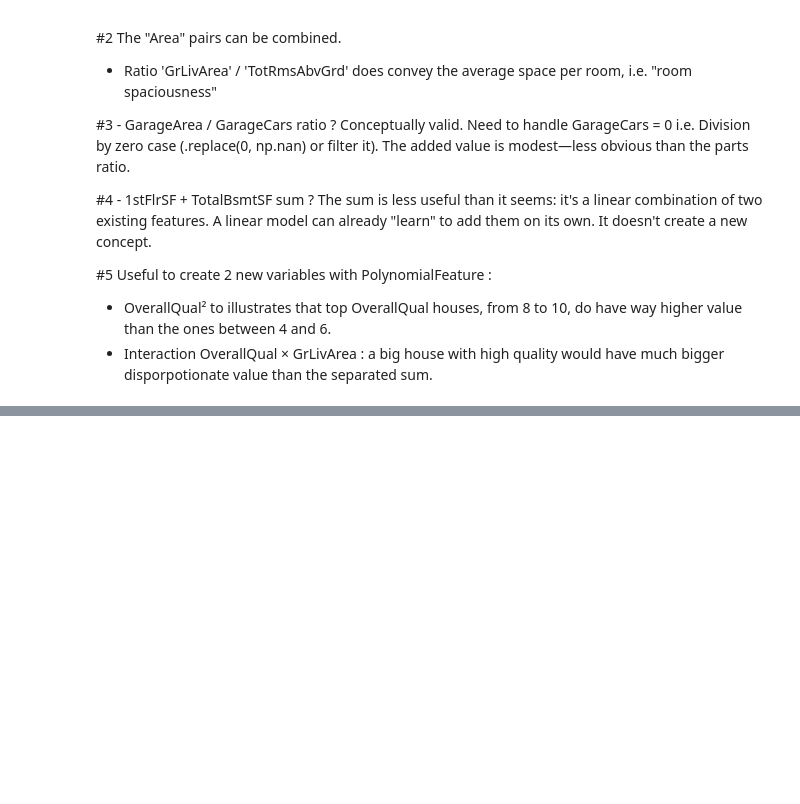
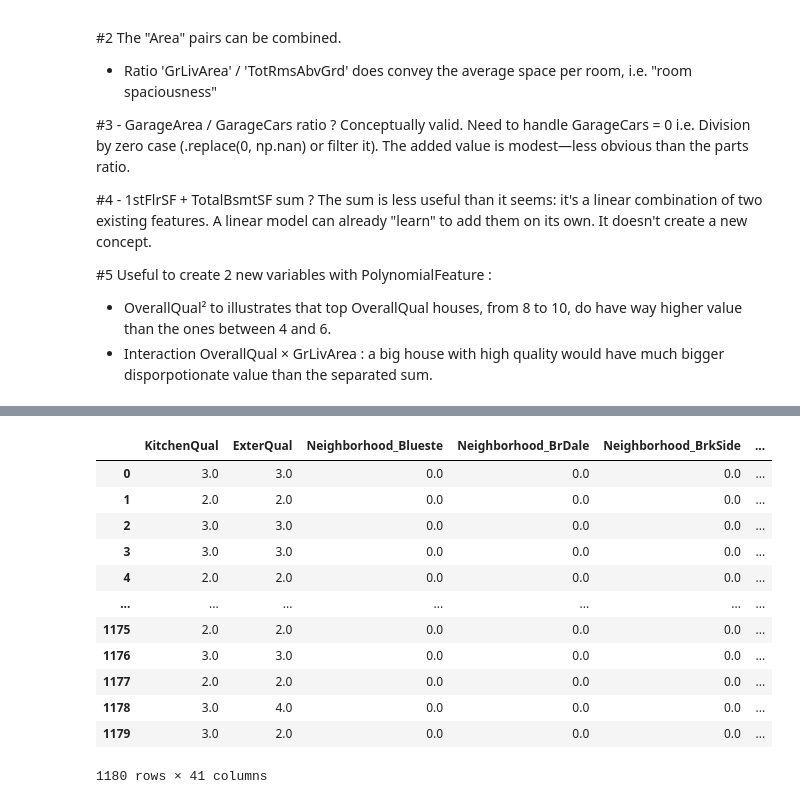
Before and after one commit to Binardino/ML---Real-Estate-Price-Prediction, a Jupyter notebook: notebook.ipynb, the cells around one changed output, grey strips where cells are left out. Drawn from its saved outputs; the diff is of its cells as text; code cells hidden in the pictures; blank space fills up the shorter version.

Commit message:
feat: add PolynomialFeatures

```diff
--- a/notebook.ipynb
+++ b/notebook.ipynb
@@ -579,3 +579,9 @@ The sum is less useful than it seems: it's a linear combination of two existing
 #5 Useful to create 2 new variables with PolynomialFeature :
 - OverallQual² to illustrates that top OverallQual houses, from 8 to 10, do have way higher value than the ones between 4 and 6.
 - Interaction OverallQual × GrLivArea : a big house with high quality would have much bigger disporpotionate value than the separated sum.
+# %%
+polynomial = PolynomialFeatures(degree=2, include_bias=False)
+
+df_poly =(pd.DataFrame(polynomial.fit_transform(X_transformed[['OverallQual', 'GrLivArea']]), columns=polynomial.get_feature_names_out()))
+
+df_poly
@@ -581,0 +602,18 @@ The sum is less useful than it seems: it's a linear combination of two existing
+# %%
+X_transformed_poly = pd.concat([X_transformed, df_poly[['OverallQual^2', 'OverallQual GrLivArea', 'GrLivArea^2']]], axis=1)
+
+X_transformed_poly
+# %% [output]
+|  | KitchenQual | ExterQual | Neighborhood_Blueste | Neighborhood_BrDale | Neighborhood_BrkSide | ... |
+| 0 | 3.0 | 3.0 | 0.0 | 0.0 | 0.0 | ... |
+| 1 | 2.0 | 2.0 | 0.0 | 0.0 | 0.0 | ... |
+| 2 | 3.0 | 3.0 | 0.0 | 0.0 | 0.0 | ... |
+| 3 | 3.0 | 3.0 | 0.0 | 0.0 | 0.0 | ... |
+| 4 | 2.0 | 2.0 | 0.0 | 0.0 | 0.0 | ... |
+| ... | ... | ... | ... | ... | ... | ... |
+| 1175 | 2.0 | 2.0 | 0.0 | 0.0 | 0.0 | ... |
+| 1176 | 3.0 | 3.0 | 0.0 | 0.0 | 0.0 | ... |
+| 1177 | 2.0 | 2.0 | 0.0 | 0.0 | 0.0 | ... |
+| 1178 | 3.0 | 4.0 | 0.0 | 0.0 | 0.0 | ... |
+| 1179 | 3.0 | 2.0 | 0.0 | 0.0 | 0.0 | ... |
+1180 rows × 41 columns
```
Also changed, not shown: parts of 3 cells of this notebook.
